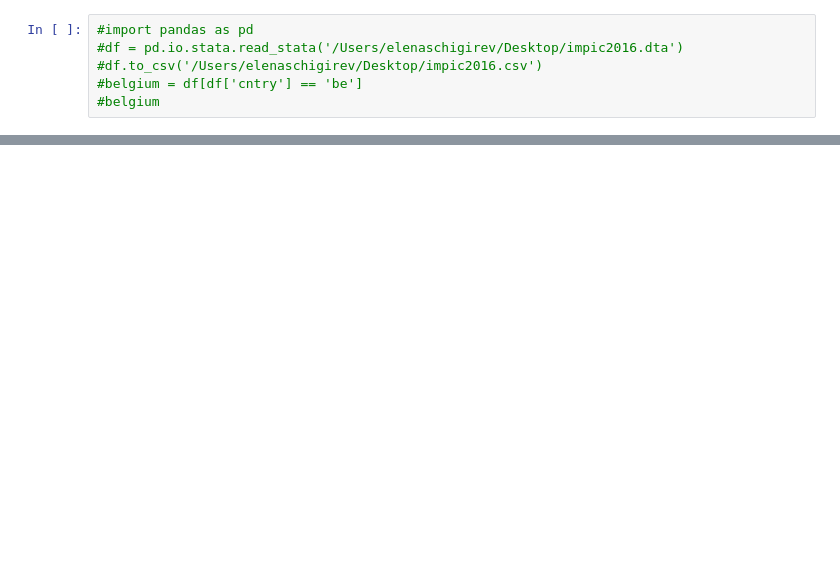
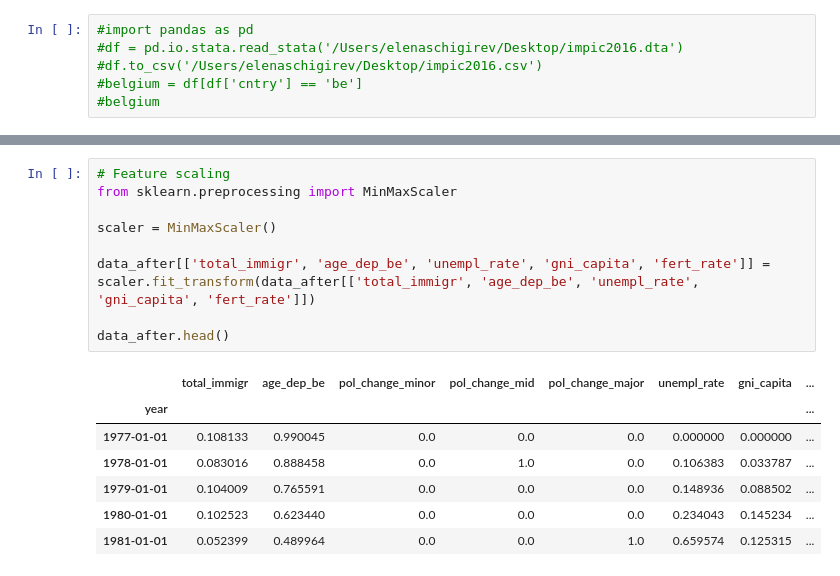
Before and after one commit to thibautdehem/whygration, a Jupyter notebook: whygration/test.ipynb, the cells around one changed output, grey strips where cells are left out. Saved outputs shown, nothing was run; the diff lists cells and outputs as text; blank space fills up the shorter version.

```diff
--- a/whygration/test.ipynb
+++ b/whygration/test.ipynb
@@ -253,0 +518,17 @@ len(y)
+# %%
+# Feature scaling
+from sklearn.preprocessing import MinMaxScaler
+
+scaler = MinMaxScaler()
+
+data_after[['total_immigr', 'age_dep_be', 'unempl_rate', 'gni_capita', 'fert_rate']] = scaler.fit_transform(data_after[['total_immigr', 'age_dep_be', 'unempl_rate', 'gni_capita', 'fert_rate']])
+
+data_after.head()
+# %% [output]
+|  | total_immigr | age_dep_be | pol_change_minor | pol_change_mid | pol_change_major | unempl_rate | gni_capita | ... |
+| year |  |  |  |  |  |  |  | ... |
+| 1977-01-01 | 0.108133 | 0.990045 | 0.0 | 0.0 | 0.0 | 0.000000 | 0.000000 | ... |
+| 1978-01-01 | 0.083016 | 0.888458 | 0.0 | 1.0 | 0.0 | 0.106383 | 0.033787 | ... |
+| 1979-01-01 | 0.104009 | 0.765591 | 0.0 | 0.0 | 0.0 | 0.148936 | 0.088502 | ... |
+| 1980-01-01 | 0.102523 | 0.623440 | 0.0 | 0.0 | 0.0 | 0.234043 | 0.145234 | ... |
+| 1981-01-01 | 0.052399 | 0.489964 | 0.0 | 0.0 | 1.0 | 0.659574 | 0.125315 | ... |
```
Also changed, not shown: parts of 83 cells of this notebook.
